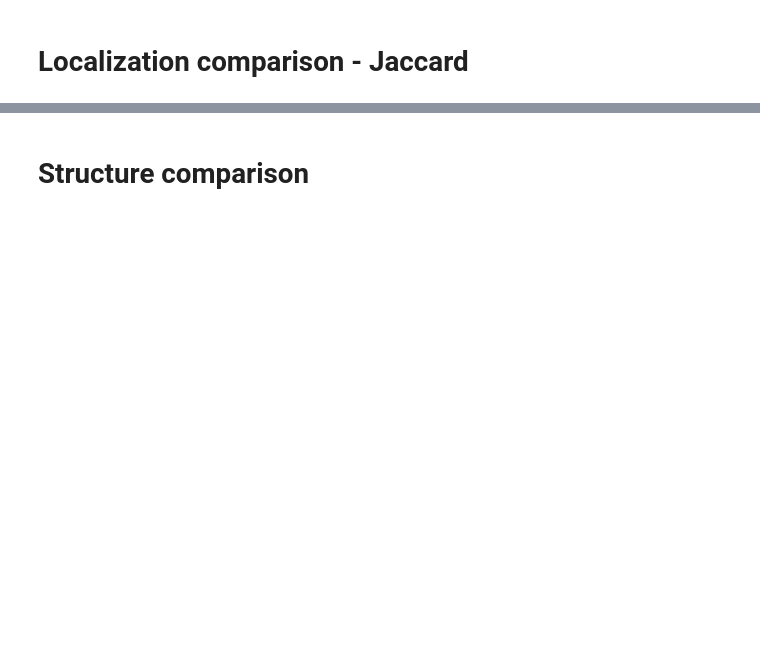
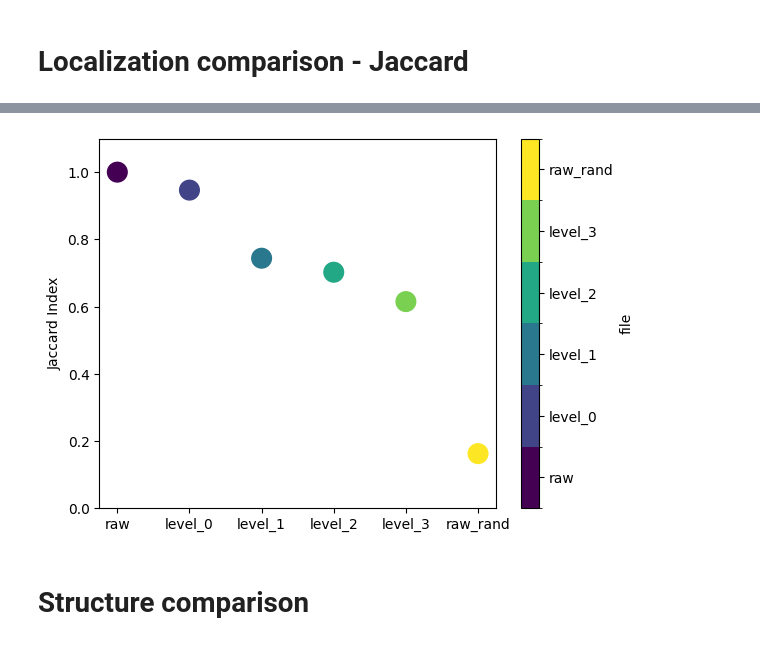
Before and after one commit to dgound/SPARZ, a Jupyter notebook: extra_code/plot_figure_3.ipynb, the cells around one changed output, grey strips where cells are left out. Saved outputs shown, nothing was run; the diff lists cells and outputs as text; code cells hidden in the pictures; blank space fills up the shorter version.

```diff
--- a/extra_code/plot_figure_3.ipynb
+++ b/extra_code/plot_figure_3.ipynb
@@ -332,2 +366,37 @@ plt.show()
 # %% [markdown]
 # Localization comparison - Jaccard
+# %%
+# Function for 3D Jaccard index of two point clouds
+def pointcloud_to_voxels(data, voxel_size):
+    """
+    Convert point cloud data to a set of occupied voxels.
+
+    Parameters:
+    - data: DataFrame or numpy array containing x, y, z coordinates.
+    - voxel_size: The size of the voxel used for binning the points.
+
+    Returns:
+    - A set of tuples representing the occupied voxel indices.
+    """
+    # Compute voxel indices for each point
+    voxel_indices = (data / voxel_size).astype(int)
+
+    # Convert to set for unique voxel indices
+    occupied_voxels = set(map(tuple, voxel_indices.values))
+
+    return occupied_voxels
+
+def compute_jaccard_similarity_manual(u, v, voxel_size=0.5):
+    """
+    Compute the Jaccard Similarity between two sets of points using manual voxelization and alternative intersection computation.
+    """
+
+    # Convert dataframes to voxel sets
+    set_u = pointcloud_to_voxels(u, voxel_size)
+    set_v = pointcloud_to_voxels(v, voxel_size)
+
+    # Compute intersection using an alternative method
+    intersection_count = len(set_u.intersection(set_v))
+    union_count = len(set_u.union(set_v))
+
+    return intersection_count / union_count if union_count != 0 else 0.0
@@ -334,2 +486,13 @@ plt.show()
+# %%
+jaccard_resultsdf = pd.DataFrame(jaccard_results)
+# transform file to categorical
+jaccard_resultsdf['file'] = pd.Categorical(jaccard_resultsdf['file'], categories=jaccard_resultsdf['file'].unique(), ordered=True)
+jaccard_resultsdf.plot(kind='scatter', x='file', y='jaccard', s = 200, c='file', colormap='viridis', legend=False)
+plt.ylim(0,1.1)
+plt.xlabel('')
+plt.ylabel('Jaccard Index')
+plt.show()
+# %% [output]
+[figure, added]
 # %% [markdown]
 # Structure comparison
```
Also changed, not shown: parts of 13 cells of this notebook, 3 other files.
